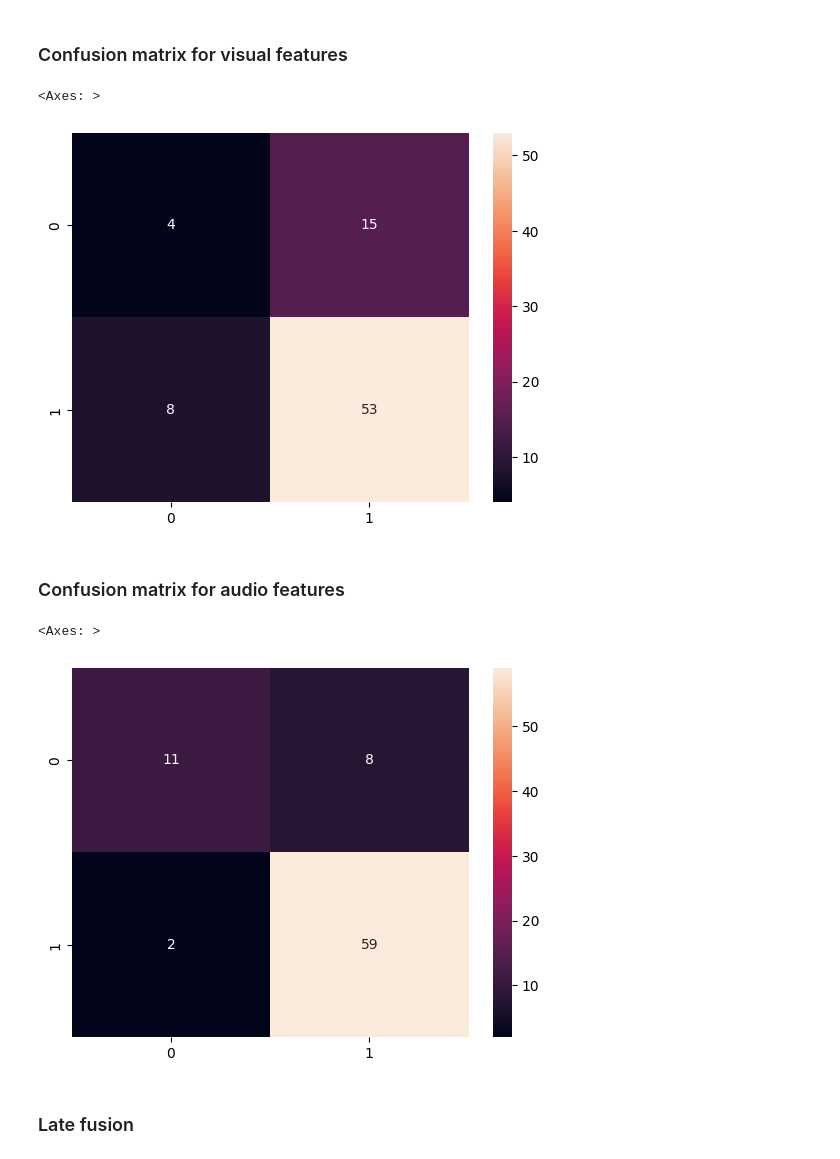
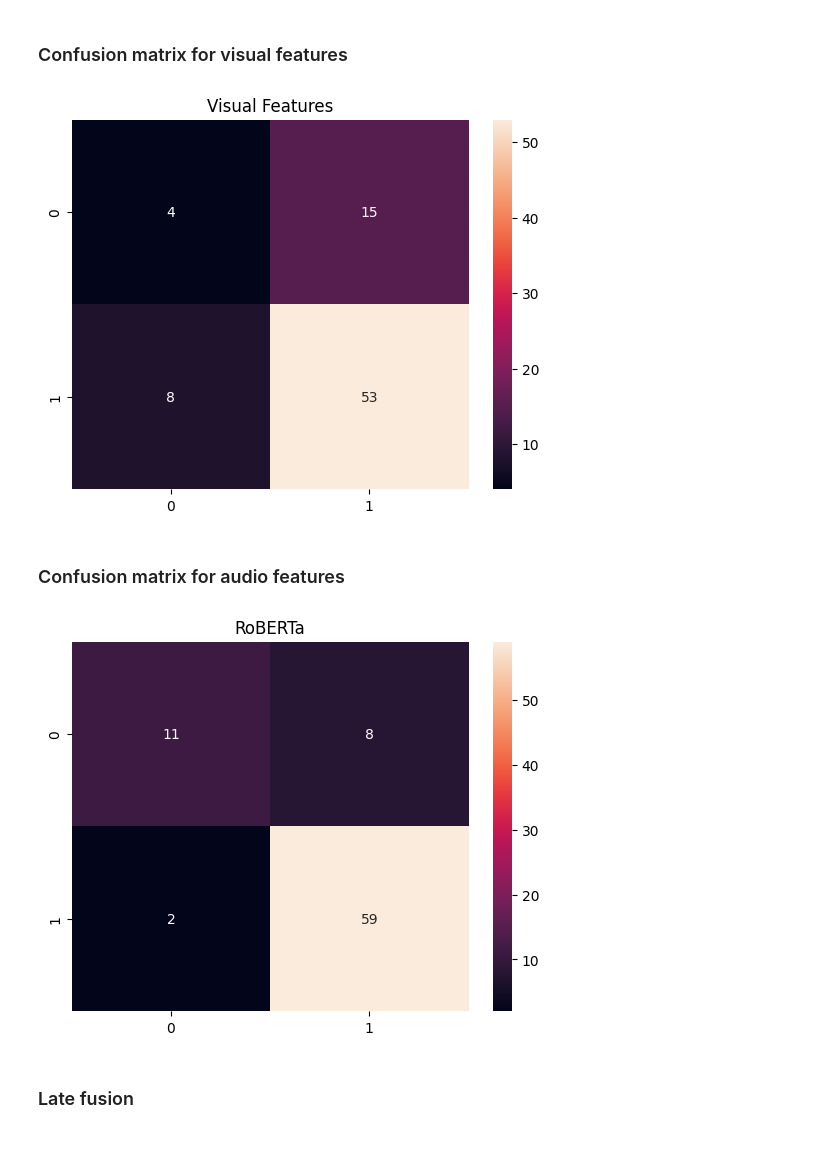
Before and after one commit to DHeijbroek/MultiMedia_group24, a Jupyter notebook: Classification/classification.ipynb, the cells around one changed output. Drawn from its saved outputs; the diff is of its cells as text; code cells hidden in the pictures.

```diff
--- a/Classification/classification.ipynb
+++ b/Classification/classification.ipynb
@@ -105,19 +106,21 @@ print("%0.2f accuracy with a standard deviation of %0.2f" % (scores.mean(), scor
 # %%
 cm = metrics.confusion_matrix(y, y_pred)
 # %%
+plt.title('Visual Features')
 sns.heatmap(cm, annot=True)
+plt.show()
 # %% [output]
-<Axes: >
-[figure, old version]
+[figure, new version]
 # %% [markdown]
 ### Confusion matrix for audio features
 # %%
 cm = metrics.confusion_matrix(y, y_roberta)
 # %%
+plt.title('RoBERTa')
 sns.heatmap(cm, annot=True)
+plt.show()
 # %% [output]
-<Axes: >
-[figure, old version]
+[figure, new version]
 # %% [markdown]
 ### Late fusion
 # %%
```
Also changed, not shown: parts of 2 cells of this notebook, 3 other files.
